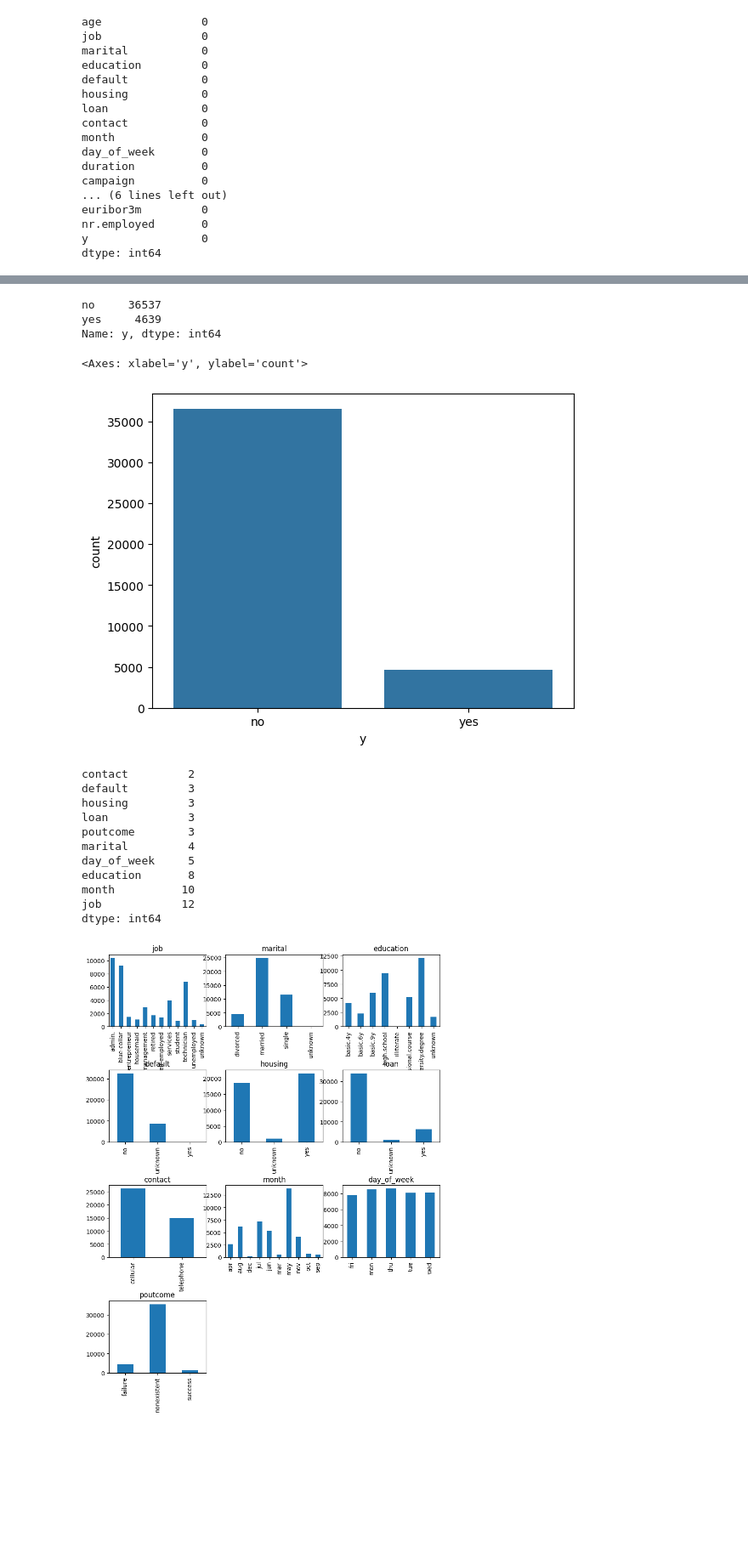
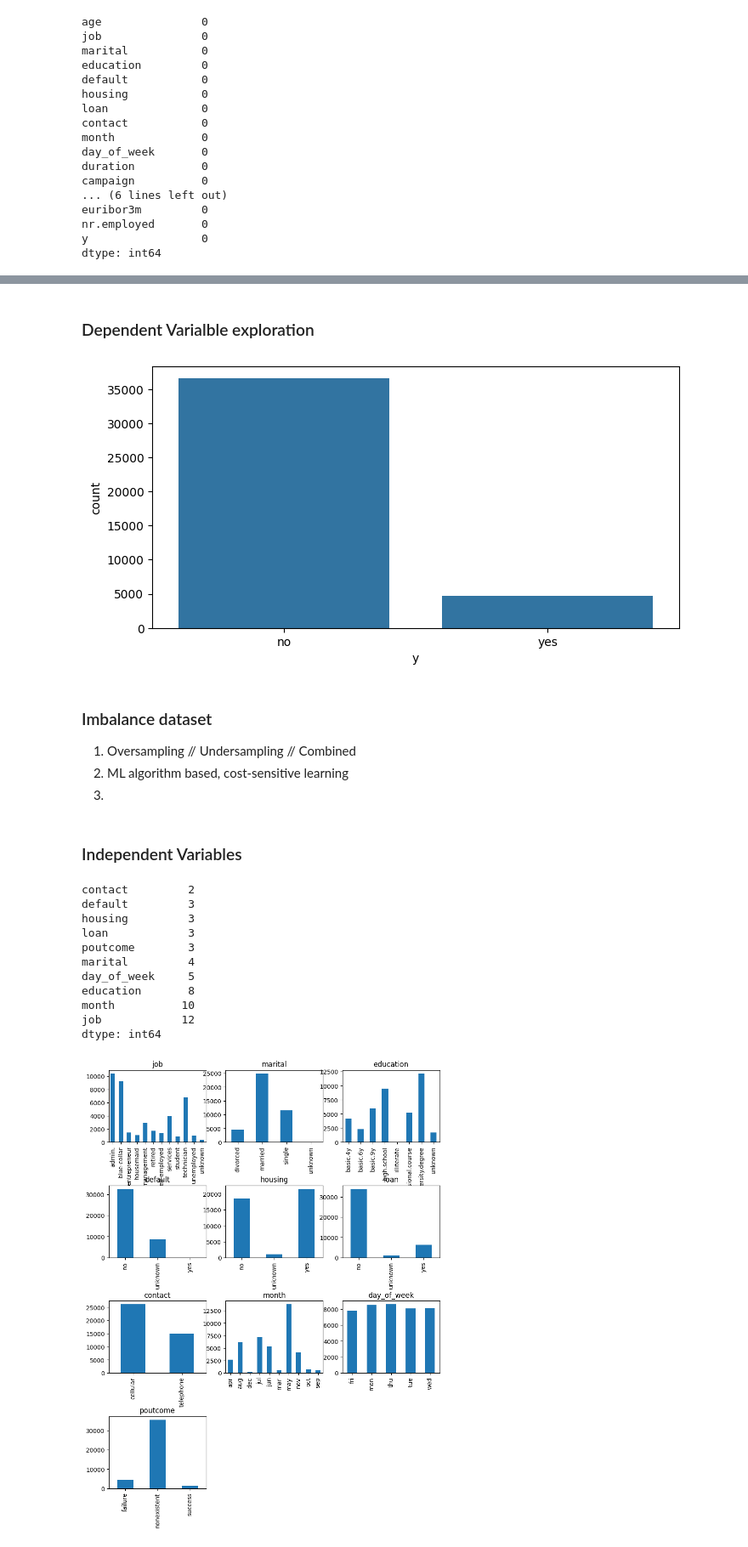
Before and after one commit to TaeyoonKim-DS/10-MLOps-Challenge, a Jupyter notebook: Banking_marketing/case.ipynb, the cells around one changed output, grey strips where cells are left out. Shown at 85% size. Drawn from its saved outputs; the diff is of its cells as text; code cells hidden in the pictures; blank space fills up the shorter version.

```diff
--- a/Banking_marketing/case.ipynb
+++ b/Banking_marketing/case.ipynb
@@ -229,25 +208,2 @@ Name: y, dtype: object
-# %%
-df[target_column].value_counts()
-# %% [output]
-no     36537
-yes     4639
-Name: y, dtype: int64
-# %%
-sns.countplot(x=target_column, data=df)
-# %% [output]
-<Axes: xlabel='y', ylabel='count'>
-[figure, removed]
-# %%
-df[list_categorical_columns].nunique().sort_values()
-# %% [output]
-contact         2
-default         3
-housing         3
-loan            3
-poutcome        3
-marital         4
-day_of_week     5
-education       8
-month          10
-job            12
-dtype: int64
+# %% [markdown]
+### Dependent Varialble exploration
@@ -254,3 +213,34 @@ dtype: int64
+# %%
+# no 36537, yes 5000
+df[target_column].describe()
+df[target_column].value_counts()
+plt.figure(figsize=(8, 4))
+sns.countplot(x=target_column, data=df)
+plt.show()
+# %% [output]
+[figure, added]
+# %% [markdown]
+### Imbalance dataset
+1. Oversampling // Undersampling // Combined
+2. ML algorithm based, cost-sensitive learning
+3.
+# %% [markdown]
+### Independent Variables
+# %%
+# if nunique is 1, then it's not meaningful.
+df[list_categorical_columns].nunique().sort_values()
+# %% [output]
+contact         2
+default         3
+housing         3
+loan            3
+poutcome        3
+marital         4
+day_of_week     5
+education       8
+month          10
+job            12
+dtype: int64
 # %%
 plt.figure(figsize=(10, 10))
 x = 1
```
Also changed, not shown: parts of 25 cells of this notebook, 1 other file.
